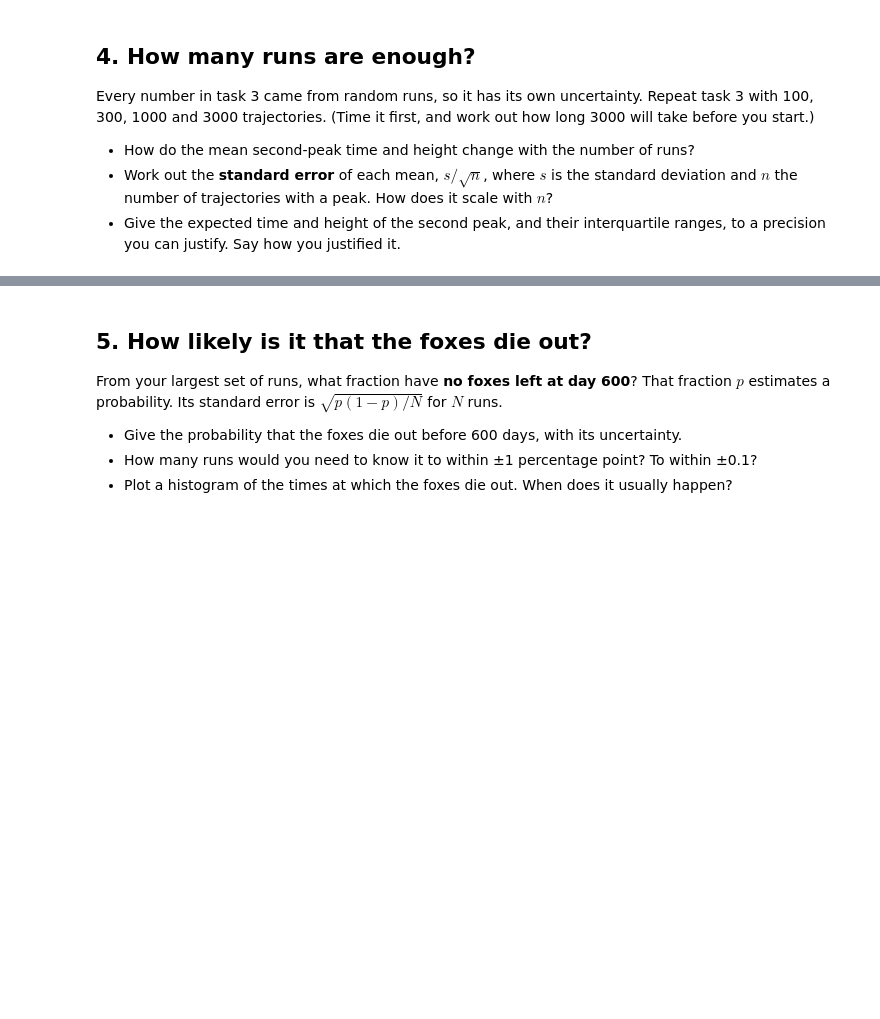
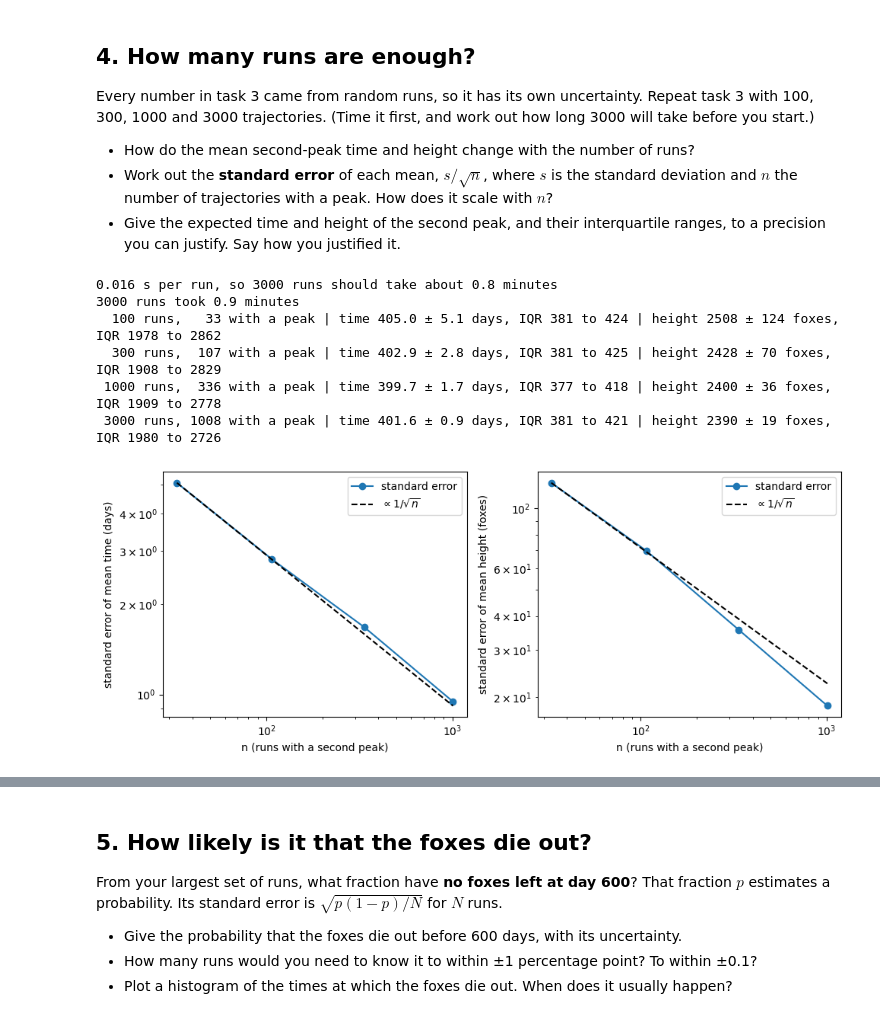
Before and after one commit to chrisgov12356/kinetic-monte-carlo, a Jupyter notebook: rabbits-and-foxes-kmc.ipynb, the cells around one changed output, grey strips where cells are left out. Drawn from its saved outputs; the diff is of its cells as text; code cells hidden in the pictures; blank space fills up the shorter version.

Commit message:
Task 4: repeat second-peak stats for 100 to 3000 runs, standard errors

```diff
--- a/rabbits-and-foxes-kmc.ipynb
+++ b/rabbits-and-foxes-kmc.ipynb
@@ -392,4 +399,67 @@ long 3000 will take before you start.)
   scale with $n$?
 - Give the expected time and height of the second peak, and their interquartile
   ranges, to a precision you can justify. Say how you justified it.
+# %%
+# Time it first
+start = time.perf_counter()
+for seed in range(10):
+    kmc(R0, F0, t_end, np.random.default_rng(seed))
+per_run = (time.perf_counter() - start) / 10
+print(f"{per_run:.3f} s per run, so 3000 runs should take about {per_run * 3000 / 60:.1f} minutes")
+
+# Run 3000 trajectories once, storing the second peak and extinction time of each
+N = 3000
+all_peak_times = np.full(N, np.nan)
+all_peak_heights = np.full(N, np.nan)
+extinction = np.full(N, np.nan)   # used again in task 5
+
+start = time.perf_counter()
+for seed in range(N):
+    times, rabbits, foxes = kmc(R0, F0, t_end, np.random.default_rng(seed))
+    peak = second_peak(times, foxes)
+    if peak is not None:
+        all_peak_times[seed], all_peak_heights[seed] = peak
+    if np.any(foxes == 0):
+        extinction[seed] = times[np.argmax(foxes == 0)]
+print(f"3000 runs took {(time.perf_counter() - start) / 60:.1f} minutes")
+
+# Statistics for the first 100, 300, 1000 and 3000 runs
+run_counts = [100, 300, 1000, 3000]
+se_times, se_heights, n_with_peak = [], [], []
+for n_runs in run_counts:
+    t = all_peak_times[:n_runs]
+    h = all_peak_heights[:n_runs]
+    t, h = t[~np.isnan(t)], h[~np.isnan(h)]
+    n = len(t)
+    se_t = t.std(ddof=1) / np.sqrt(n)
+    se_h = h.std(ddof=1) / np.sqrt(n)
+    se_times.append(se_t)
+    se_heights.append(se_h)
+    n_with_peak.append(n)
+    t25, t75 = np.percentile(t, [25, 75])
+    h25, h75 = np.percentile(h, [25, 75])
+    print(f"{n_runs:5d} runs, {n:4d} with a peak | "
+          f"time {t.mean():.1f} ± {se_t:.1f} days, IQR {t25:.0f} to {t75:.0f} | "
+          f"height {h.mean():.0f} ± {se_h:.0f} foxes, IQR {h25:.0f} to {h75:.0f}")
+
+# How does the standard error scale?
+n_with_peak = np.array(n_with_peak)
+fig, axes = plt.subplots(1, 2, figsize=(10, 4))
+for ax, se, label in [(axes[0], se_times, "time (days)"), (axes[1], se_heights, "height (foxes)")]:
+    ax.loglog(n_with_peak, se, "o-", label="standard error")
+    ax.loglog(n_with_peak, se[0] * np.sqrt(n_with_peak[0] / n_with_peak), "k--",
+              label=r"$\propto 1/\sqrt{n}$")
+    ax.set_xlabel("n (runs with a second peak)")
+    ax.set_ylabel(f"standard error of mean {label}")
+    ax.legend()
+plt.tight_layout()
+plt.show()
+# %% [output]
+0.016 s per run, so 3000 runs should take about 0.8 minutes
+3000 runs took 0.9 minutes
+  100 runs,   33 with a peak | time 405.0 ± 5.1 days, IQR 381 to 424 | height 2508 ± 124 foxes, IQR 1978 to 2862
+  300 runs,  107 with a peak | time 402.9 ± 2.8 days, IQR 381 to 425 | height 2428 ± 70 foxes, IQR 1908 to 2829
+ 1000 runs,  336 with a peak | time 399.7 ± 1.7 days, IQR 377 to 418 | height 2400 ± 36 foxes, IQR 1909 to 2778
+ 3000 runs, 1008 with a peak | time 401.6 ± 0.9 days, IQR 381 to 421 | height 2390 ± 19 foxes, IQR 1980 to 2726
+[figure, added]
 # %% [markdown]
```
Also changed, not shown: parts of 2 cells of this notebook.
